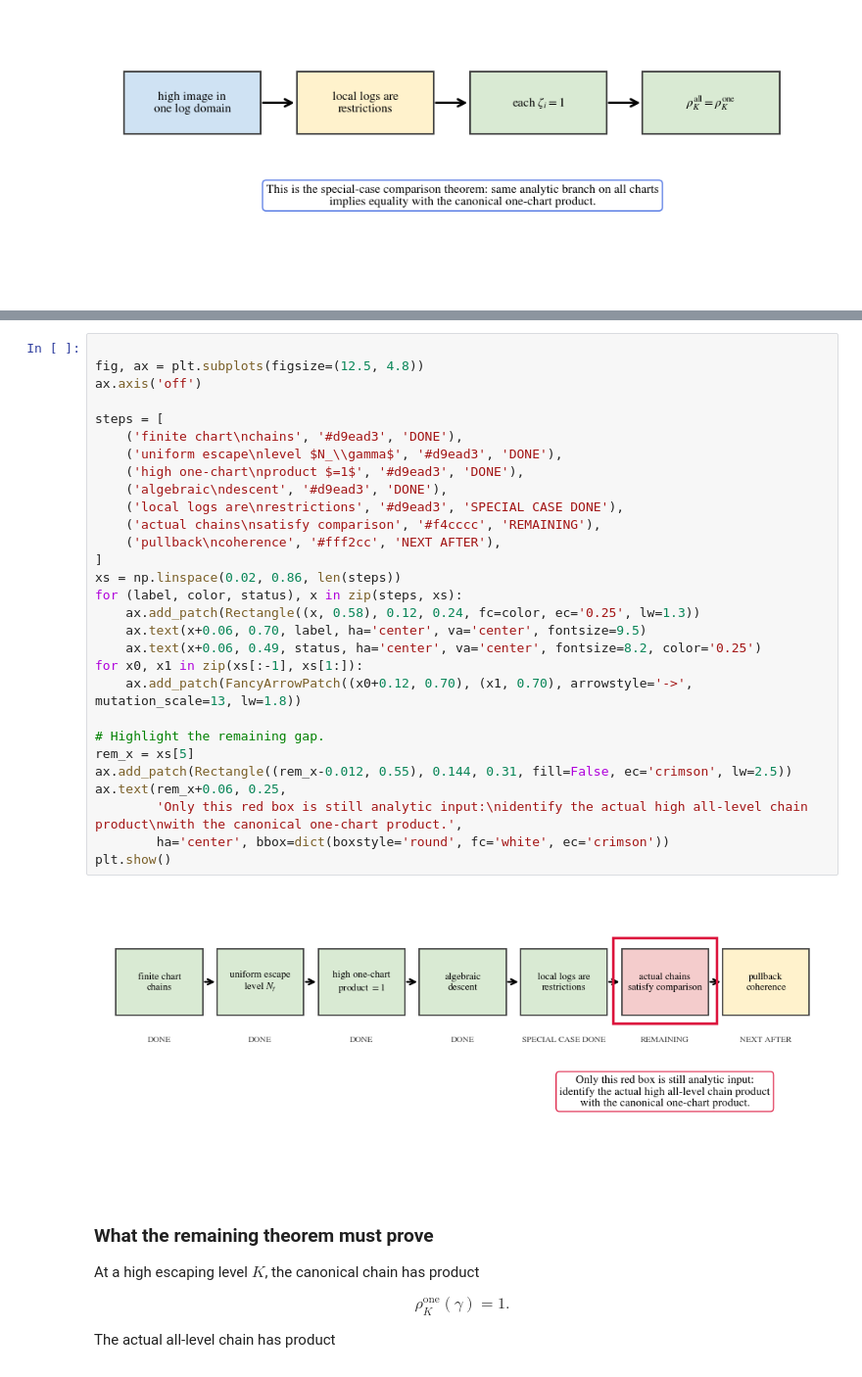
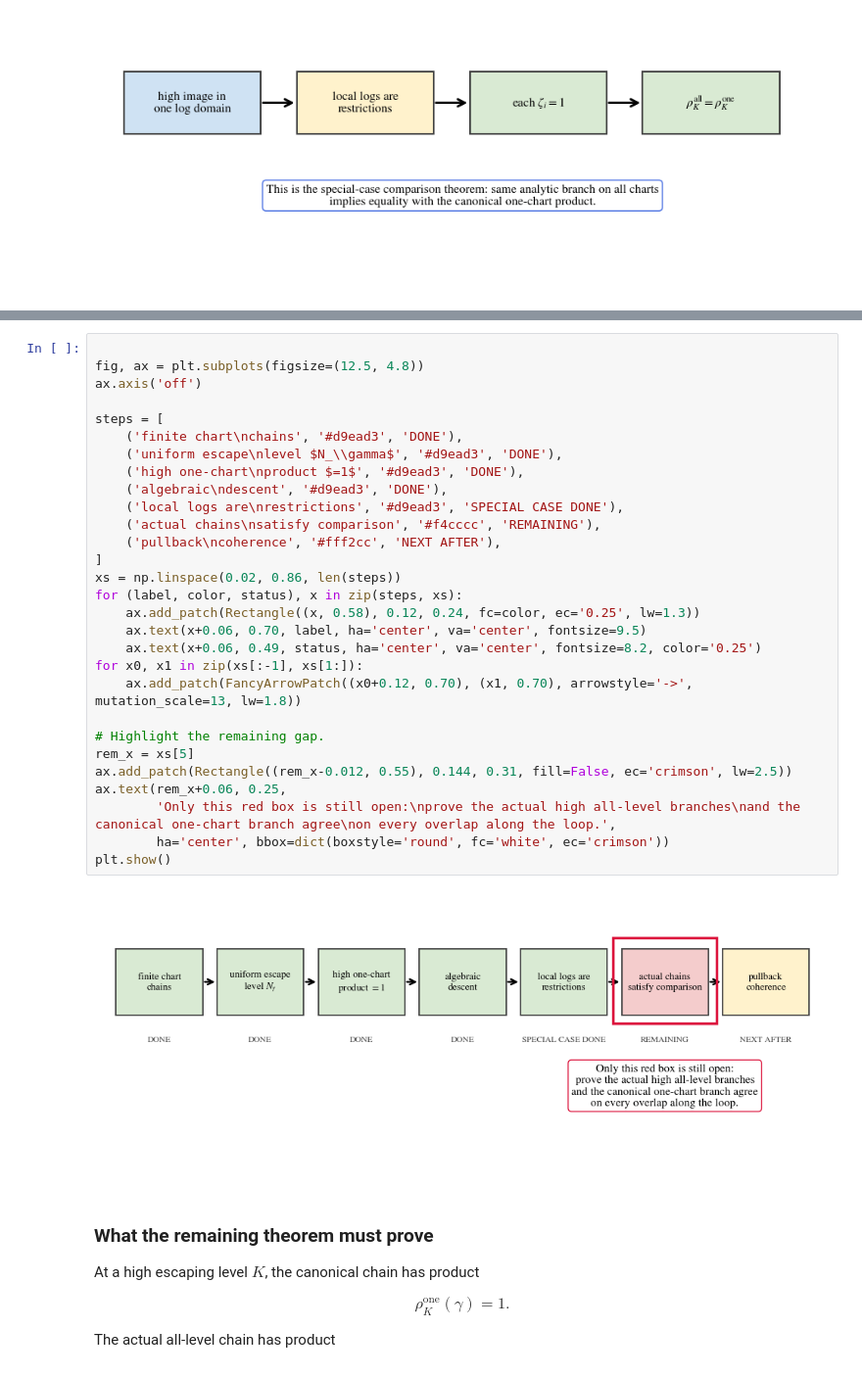
Before and after one commit to kirill-kondrashov/mlc, a Jupyter notebook: notebooks/plan08_chart_chain_monodromy_blocker.ipynb, the cells around one changed output, grey strips where cells are left out. Shown at 98% size. Drawn from its saved outputs; the diff is of its cells as text.

```diff
--- a/notebooks/plan08_chart_chain_monodromy_blocker.ipynb
+++ b/notebooks/plan08_chart_chain_monodromy_blocker.ipynb
@@ -1152,34 +1152,34 @@ In words: for the actual all-level chart chains at sufficiently high escaping le
 # %%
 
 fig, ax = plt.subplots(figsize=(12.5, 4.8))
 ax.axis('off')
 
 steps = [
     ('finite chart\nchains', '#d9ead3', 'DONE'),
     ('uniform escape\nlevel $N_\\gamma$', '#d9ead3', 'DONE'),
     ('high one-chart\nproduct $=1$', '#d9ead3', 'DONE'),
     ('algebraic\ndescent', '#d9ead3', 'DONE'),
     ('local logs are\nrestrictions', '#d9ead3', 'SPECIAL CASE DONE'),
     ('actual chains\nsatisfy comparison', '#f4cccc', 'REMAINING'),
     ('pullback\ncoherence', '#fff2cc', 'NEXT AFTER'),
 ]
 xs = np.linspace(0.02, 0.86, len(steps))
 for (label, color, status), x in zip(steps, xs):
     ax.add_patch(Rectangle((x, 0.58), 0.12, 0.24, fc=color, ec='0.25', lw=1.3))
     ax.text(x+0.06, 0.70, label, ha='center', va='center', fontsize=9.5)
     ax.text(x+0.06, 0.49, status, ha='center', va='center', fontsize=8.2, color='0.25')
 for x0, x1 in zip(xs[:-1], xs[1:]):
     ax.add_patch(FancyArrowPatch((x0+0.12, 0.70), (x1, 0.70), arrowstyle='->', mutation_scale=13, lw=1.8))
 
 # Highlight the remaining gap.
 rem_x = xs[5]
 ax.add_patch(Rectangle((rem_x-0.012, 0.55), 0.144, 0.31, fill=False, ec='crimson', lw=2.5))
 ax.text(rem_x+0.06, 0.25,
-        'Only this red box is still analytic input:\nidentify the actual high all-level chain product\nwith the canonical one-chart product.',
+        'Only this red box is still open:\nprove the actual high all-level branches\nand the canonical one-chart branch agree\non every overlap along the loop.',
         ha='center', bbox=dict(boxstyle='round', fc='white', ec='crimson'))
 plt.show()
 # %% [output]
-[figure, old version]
+[figure, new version]
 # %% [markdown]
 ### What the remaining theorem must prove
 
```
Also changed, not shown: parts of 11 cells of this notebook.
